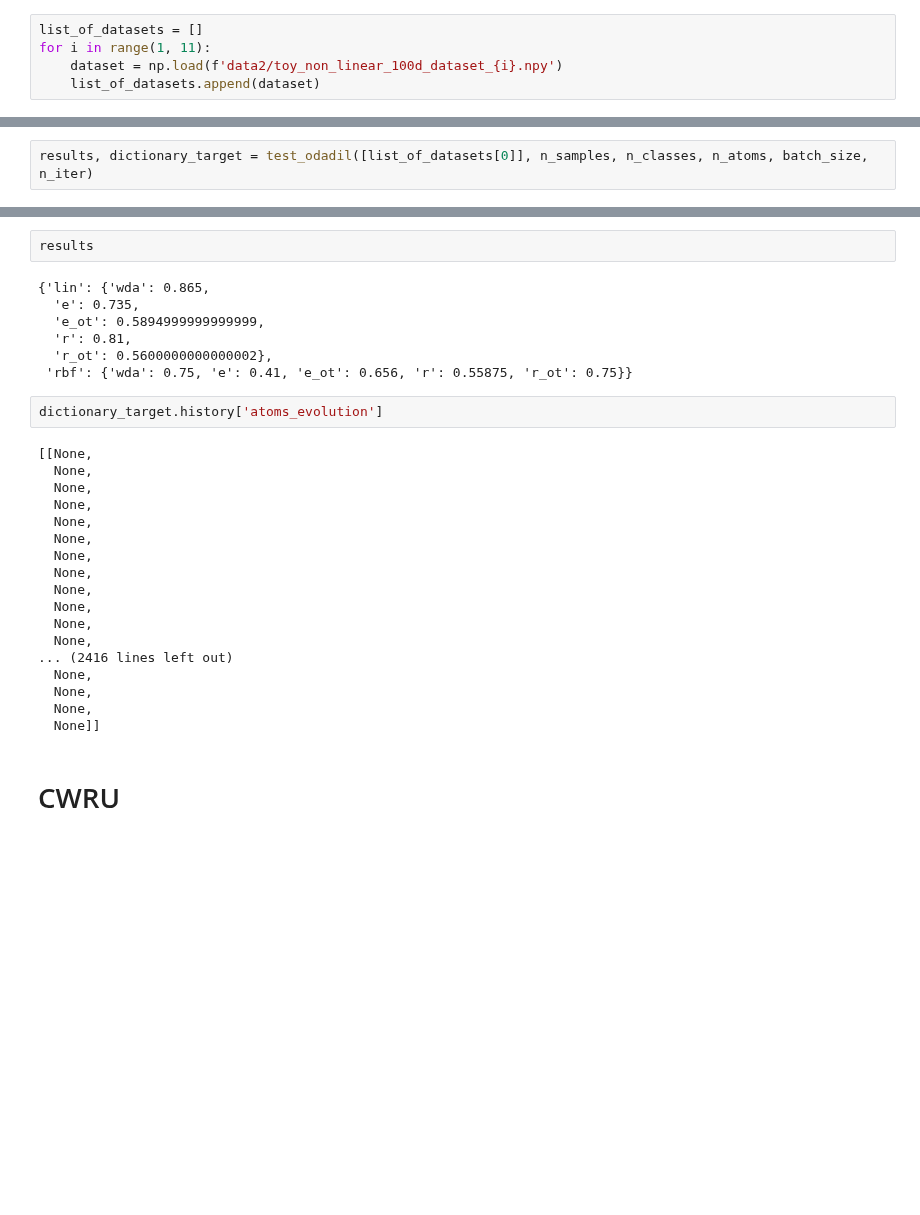
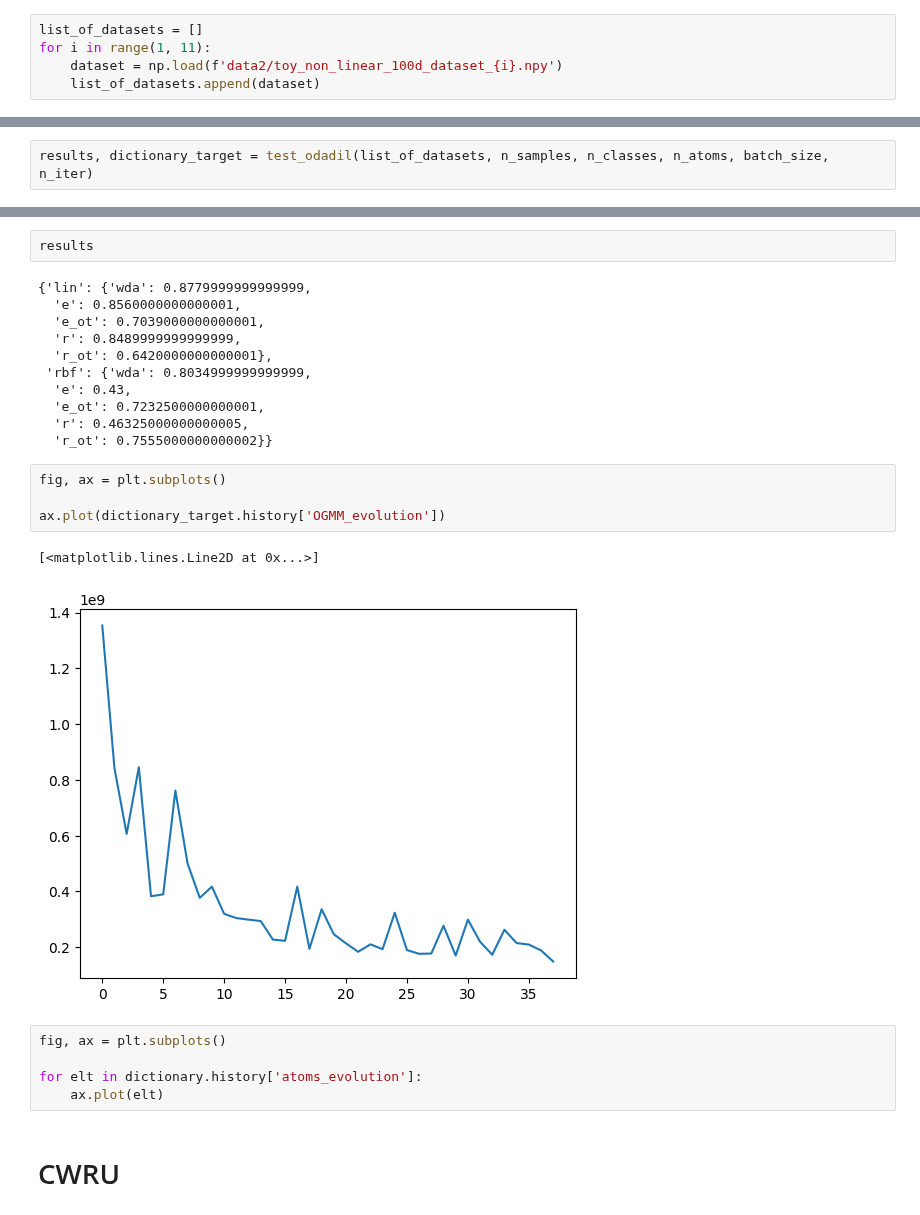
Before and after one commit to Stevan-LS/Online-DaDiL, a Jupyter notebook: PyDiL-main/PyDiL-main/Toy_ODaDiL_average.ipynb, the cells around one changed output, grey strips where cells are left out. Saved outputs shown, nothing was run; the diff lists cells and outputs as text; blank space fills up the shorter version.

```diff
--- a/PyDiL-main/PyDiL-main/Toy_ODaDiL_average.ipynb
+++ b/PyDiL-main/PyDiL-main/Toy_ODaDiL_average.ipynb
@@ -57,3 +44,3 @@ results
 # %%
-results, dictionary_target = test_odadil([list_of_datasets[0]], n_samples, n_classes, n_atoms, batch_size, n_iter)
+results, dictionary_target = test_odadil(list_of_datasets, n_samples, n_classes, n_atoms, batch_size, n_iter)
 # %% [output]
@@ -77,32 +64,28 @@ Loss: 18316.953125
 # %%
 results
 # %% [output]
-{'lin': {'wda': 0.865,
-  'e': 0.735,
-  'e_ot': 0.5894999999999999,
-  'r': 0.81,
-  'r_ot': 0.5600000000000002},
- 'rbf': {'wda': 0.75, 'e': 0.41, 'e_ot': 0.656, 'r': 0.55875, 'r_ot': 0.75}}
+{'lin': {'wda': 0.8779999999999999,
+  'e': 0.8560000000000001,
+  'e_ot': 0.7039000000000001,
+  'r': 0.8489999999999999,
+  'r_ot': 0.6420000000000001},
+ 'rbf': {'wda': 0.8034999999999999,
+  'e': 0.43,
+  'e_ot': 0.7232500000000001,
+  'r': 0.46325000000000005,
+  'r_ot': 0.7555000000000002}}
-# %%
-dictionary_target.history['atoms_evolution']
-# %% [output]
-[[None,
-  None,
-  None,
-  None,
-  None,
-  None,
-  None,
-  None,
-  None,
-  None,
-  None,
-  None,
-... (2416 lines left out)
-  None,
-  None,
-  None,
-  None]]
+# %%
+fig, ax = plt.subplots()
+
+ax.plot(dictionary_target.history['OGMM_evolution'])
+# %% [output]
+[<matplotlib.lines.Line2D at 0x...>]
+[figure, added]
+# %%
+fig, ax = plt.subplots()
+
+for elt in dictionary.history['atoms_evolution']:
+    ax.plot(elt)
 # %% [markdown]
 # CWRU
 # %%
```
Also changed, not shown: parts of 5 cells of this notebook, 2 other files.
